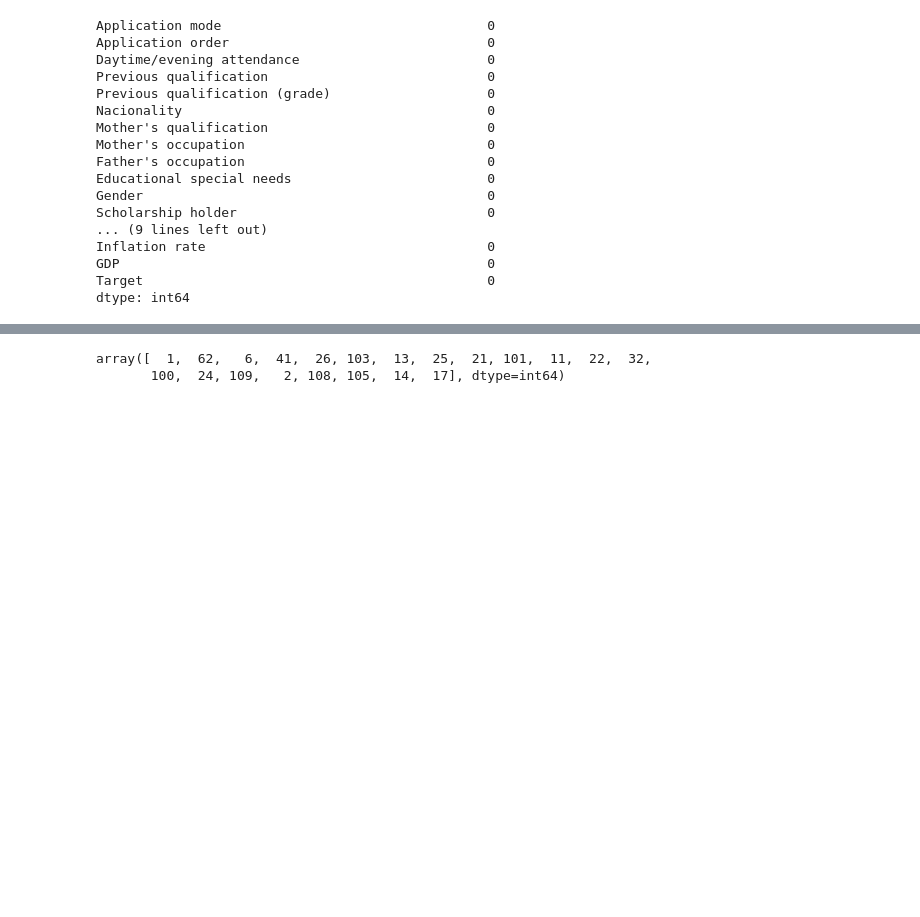
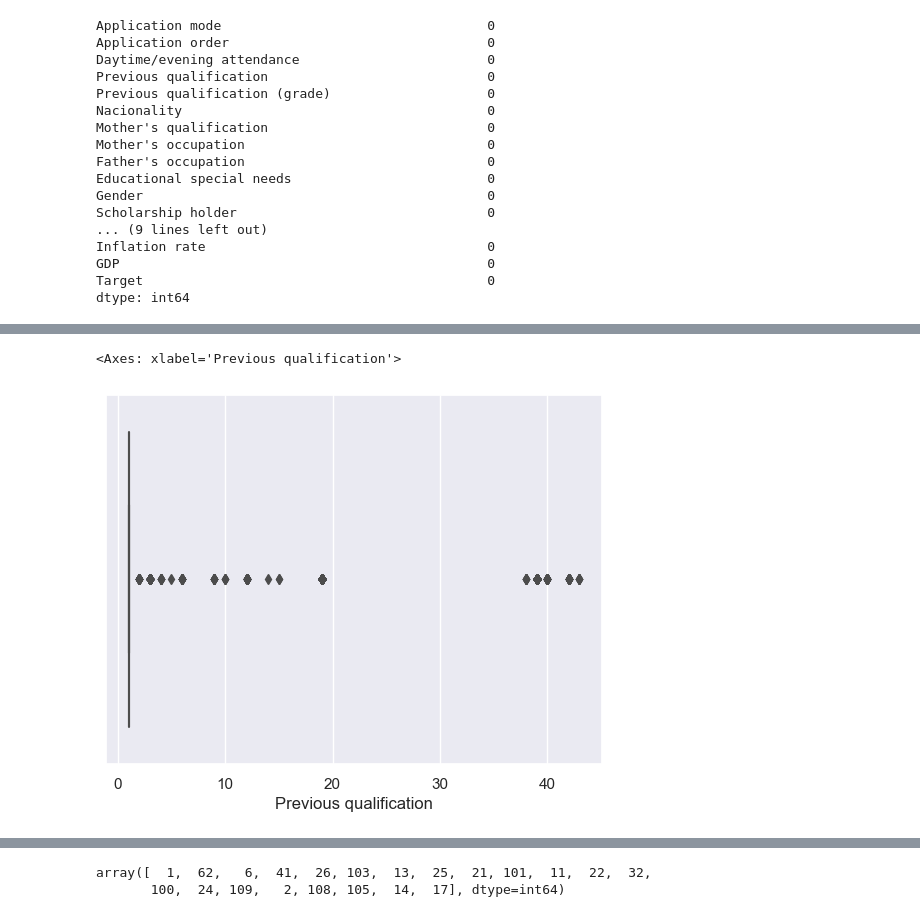
Before and after one commit to Alexandra-Mavrofoti/Alexandra_Mavrofoti_DPrepHDip_CA1, a Jupyter notebook: Alexandra_Mavrofoti_DPrepHDip_CA1_v2.ipynb, the cells around one changed output, grey strips where cells are left out. Cells and saved outputs as stored; diff of their text form; code cells hidden in the pictures; blank space fills up the shorter version.

```diff
--- a/Alexandra_Mavrofoti_DPrepHDip_CA1_v2.ipynb
+++ b/Alexandra_Mavrofoti_DPrepHDip_CA1_v2.ipynb
@@ -194,0 +236,5 @@ dtype: int64
+# %%
+sns.boxplot(x=new_df_student["Previous qualification"])
+# %% [output]
+<Axes: xlabel='Previous qualification'>
+[figure, added]
```
Also changed, not shown: parts of 30 cells of this notebook.
